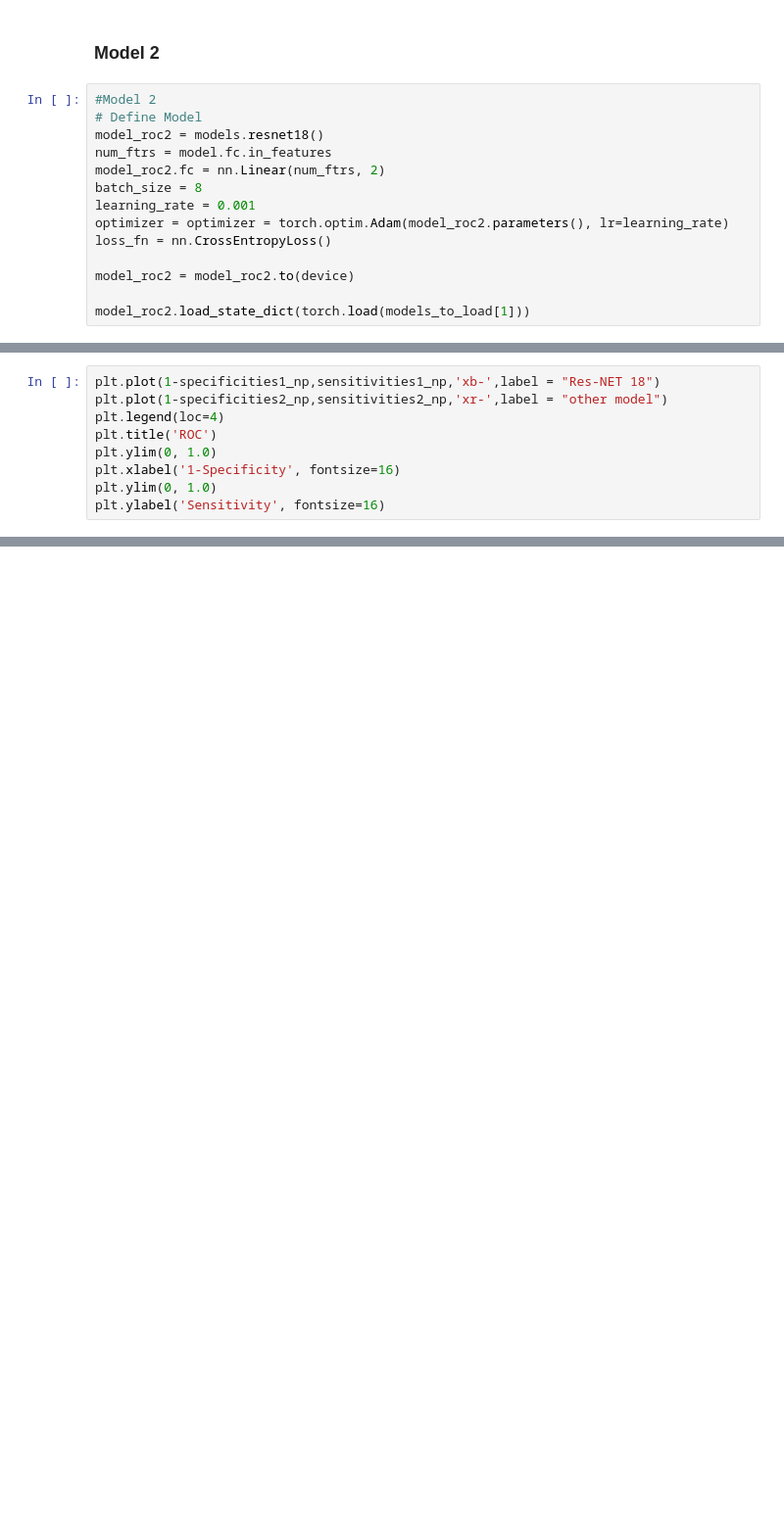
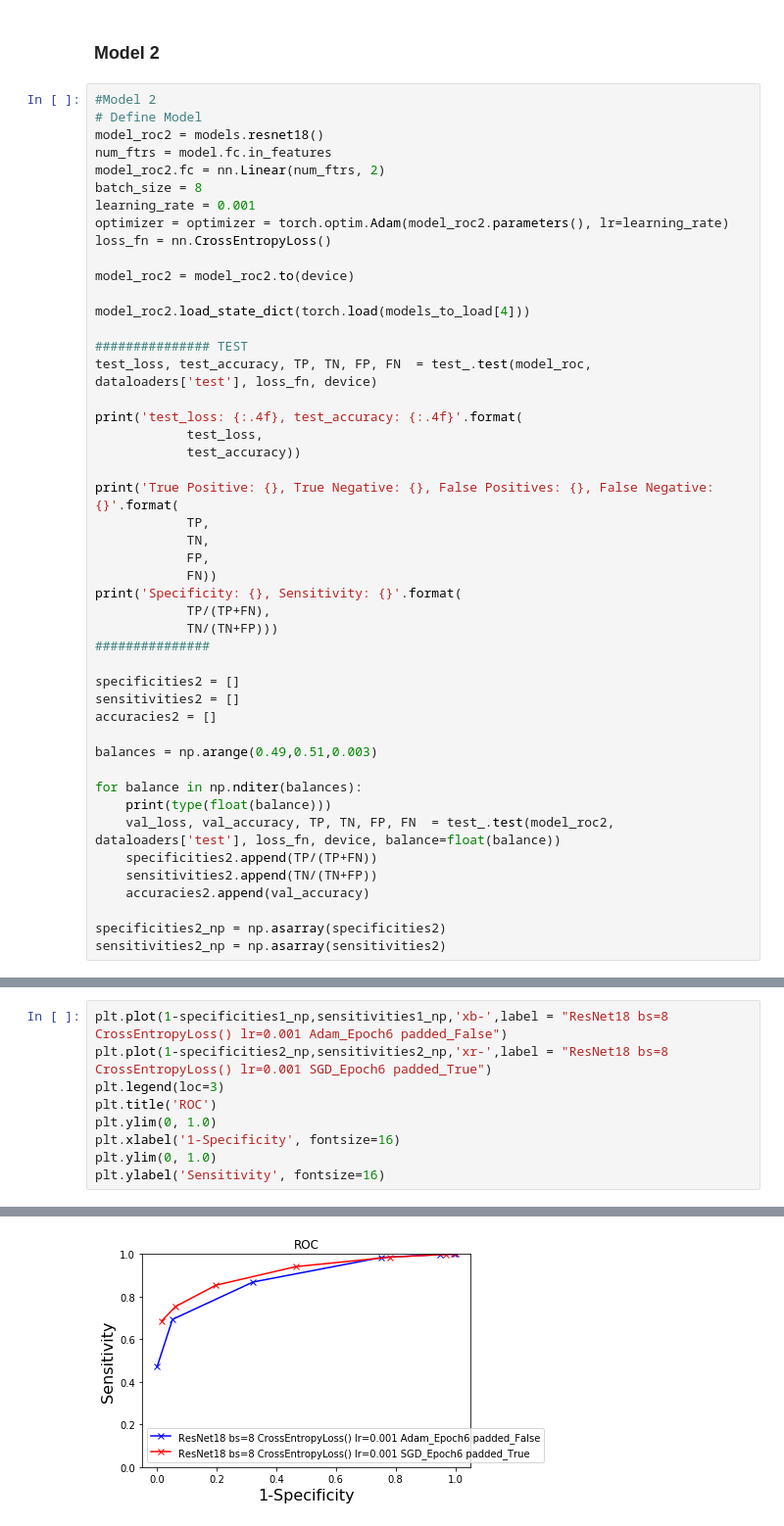
Before and after one commit to svapili/FS2019_ATML_Group2, a Jupyter notebook: scripts/FS2019_ATML_group2.ipynb, the cells around one changed output, grey strips where cells are left out. Shown: that part at 98% size. Drawn from its saved outputs; the diff is of its cells as text; blank space fills up the shorter version.

```diff
--- a/scripts/FS2019_ATML_group2.ipynb
+++ b/scripts/FS2019_ATML_group2.ipynb
@@ -602,4 +839,37 @@ loss_fn = nn.CrossEntropyLoss()
 
 model_roc2 = model_roc2.to(device)
 
-model_roc2.load_state_dict(torch.load(models_to_load[1]))
+model_roc2.load_state_dict(torch.load(models_to_load[4]))
+
+############### TEST
+test_loss, test_accuracy, TP, TN, FP, FN  = test_.test(model_roc, dataloaders['test'], loss_fn, device)
+
+print('test_loss: {:.4f}, test_accuracy: {:.4f}'.format(
+            test_loss,
+            test_accuracy))
+
+print('True Positive: {}, True Negative: {}, False Positives: {}, False Negative: {}'.format(
+            TP,
+            TN,
+            FP,
+            FN))
+print('Specificity: {}, Sensitivity: {}'.format(
+            TP/(TP+FN),
+            TN/(TN+FP)))
+###############
+
+specificities2 = []
+sensitivities2 = []
+accuracies2 = []
+
+balances = np.arange(0.49,0.51,0.003)
+
+for balance in np.nditer(balances):
+    print(type(float(balance)))
+    val_loss, val_accuracy, TP, TN, FP, FN  = test_.test(model_roc2, dataloaders['test'], loss_fn, device, balance=float(balance))
+    specificities2.append(TP/(TP+FN))
+    sensitivities2.append(TN/(TN+FP))
+    accuracies2.append(val_accuracy)
+
+specificities2_np = np.asarray(specificities2)
+sensitivities2_np = np.asarray(sensitivities2)
@@ -646,9 +891,10 @@ sensitivities2_np = np.asarray(sensitivities2)
 # %%
-plt.plot(1-specificities1_np,sensitivities1_np,'xb-',label = "Res-NET 18")
-plt.plot(1-specificities2_np,sensitivities2_np,'xr-',label = "other model")
-plt.legend(loc=4)
+plt.plot(1-specificities1_np,sensitivities1_np,'xb-',label = "ResNet18 bs=8 CrossEntropyLoss() lr=0.001 Adam_Epoch6 padded_False")
+plt.plot(1-specificities2_np,sensitivities2_np,'xr-',label = "ResNet18 bs=8 CrossEntropyLoss() lr=0.001 SGD_Epoch6 padded_True")
+plt.legend(loc=3)
 plt.title('ROC')
 plt.ylim(0, 1.0)
 plt.xlabel('1-Specificity', fontsize=16)
 plt.ylim(0, 1.0)
 plt.ylabel('Sensitivity', fontsize=16)
+# %% [output]
@@ -654,0 +902 @@ plt.ylabel('Sensitivity', fontsize=16)
+[figure, added]
```
Also changed, not shown: parts of 28 cells of this notebook, 1 other file.
